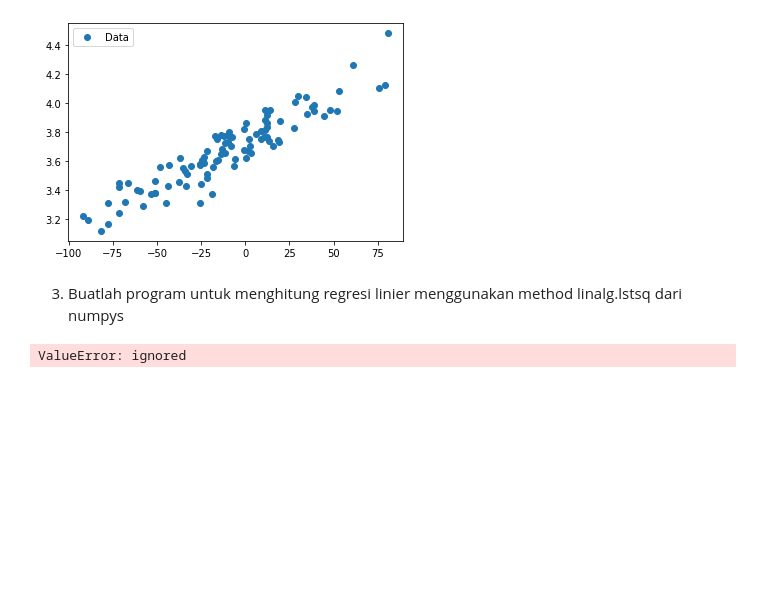
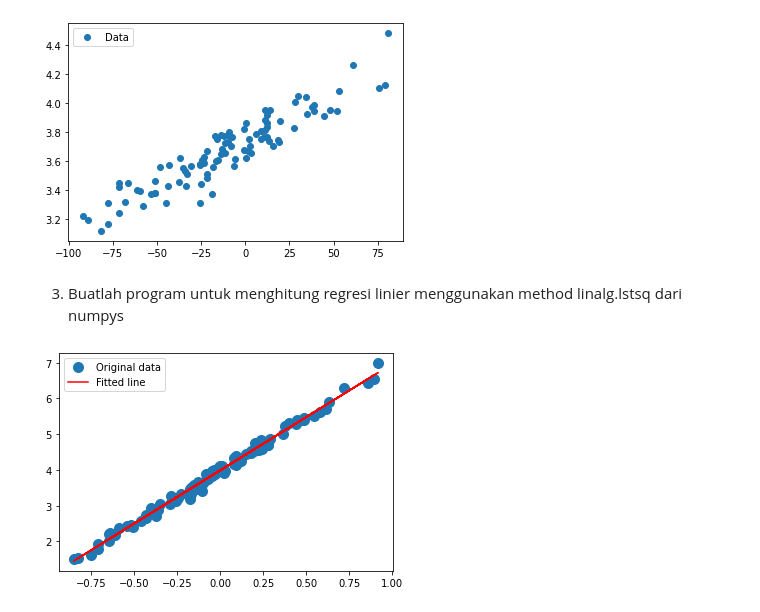
Before and after one commit to haidi20/Assignment-3---Basic-Python---Haidi-Nurhadinata, a Jupyter notebook: Assignment_3_Basic_Python_Haidi_Nurhadinata.ipynb, the cells around one changed output. Cells and saved outputs as stored; diff of their text form; code cells hidden in the pictures; blank space fills up the shorter version.

```diff
--- a/Assignment_3_Basic_Python_Haidi_Nurhadinata.ipynb
+++ b/Assignment_3_Basic_Python_Haidi_Nurhadinata.ipynb
@@ -258,43 +258,40 @@ import numpy as np
 from PIL import Image
 import requests
 from sklearn.linear_model import LinearRegression
+from sklearn.metrics import mean_squared_error, r2_score
 
 
 csvUrl = "https://raw.githubusercontent.com/hadimaster65555/dataset_for_teaching/main/dataset/linear_regression_simulation_data/linear-regression.csv"
 # getData = requests.get(csvUrl)
 # getContent = getData.content
 
 def convertCsvToArray(url):
     response = requests.get(url)
     lines = response.text.splitlines()
     for line in lines[1:]:
         el = [i.strip() for i in line.split(',')]
         yield el
 # end convertCsvToArray
 
 genData = convertCsvToArray(csvUrl)
 listData = list(genData)
 listData = np.array(listData, dtype=float)
 x = []; y = [];
 
 x = [listData[i][0] for i in range(0, len(listData))]
-x = np.array([x])
+x = np.array(x)
 # x = np.random.rand(100, 1) #generate random number for x variable
 y = [listData[i][1] for i in range(0, len(listData))]
 y = np.array(y)
 # y = 2 + 3 * x + np.random.rand(100, 1) # generate random number of y variable
 
-# Initialize the model
-model = LinearRegression()
-# Train the model - fit the data to the model
-model.fit(x, y)
+A = np.vstack([x, np.ones(len(x))]).T
 
-# A = np.vstack([x, np.ones(len(x))]).T
-# m, c = np.linalg.lstsq(A, y, rcond=None)[0]
+m, c = np.linalg.lstsq(A, y, rcond=None)[0]
 
-# _ = plt.plot(x, y, 'o', label='Original data', markersize=10)
-# _ = plt.plot(x, m*x + c, 'r', label='Fitted line')
-# _ = plt.legend()
-# plt.show()
+_ = plt.plot(x, y, 'o', label='Original data', markersize=10)
+_ = plt.plot(x, m*x + c, 'r', label='Fitted line')
+_ = plt.legend()
+plt.show()
 # %% [output]
-ValueError: ignored
+[figure, added]
```
